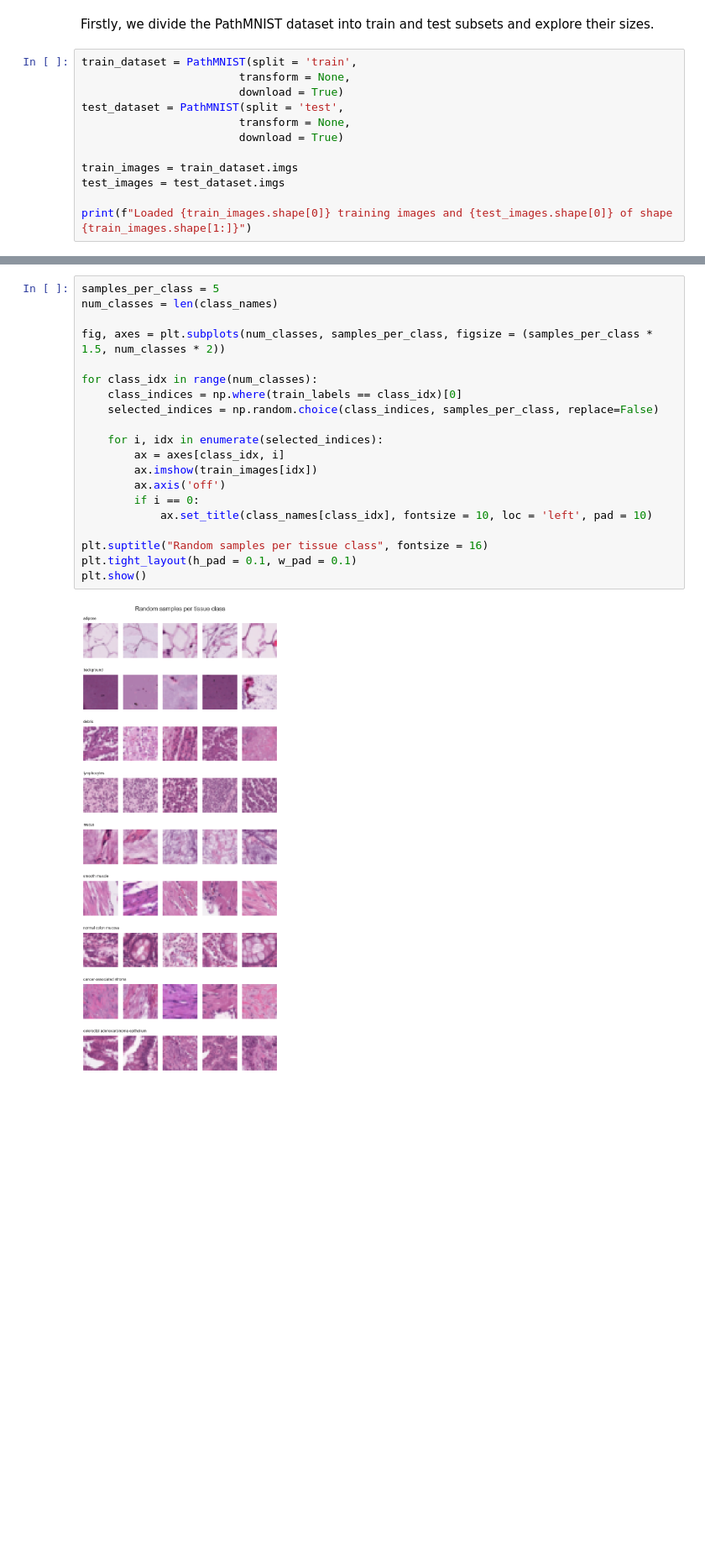
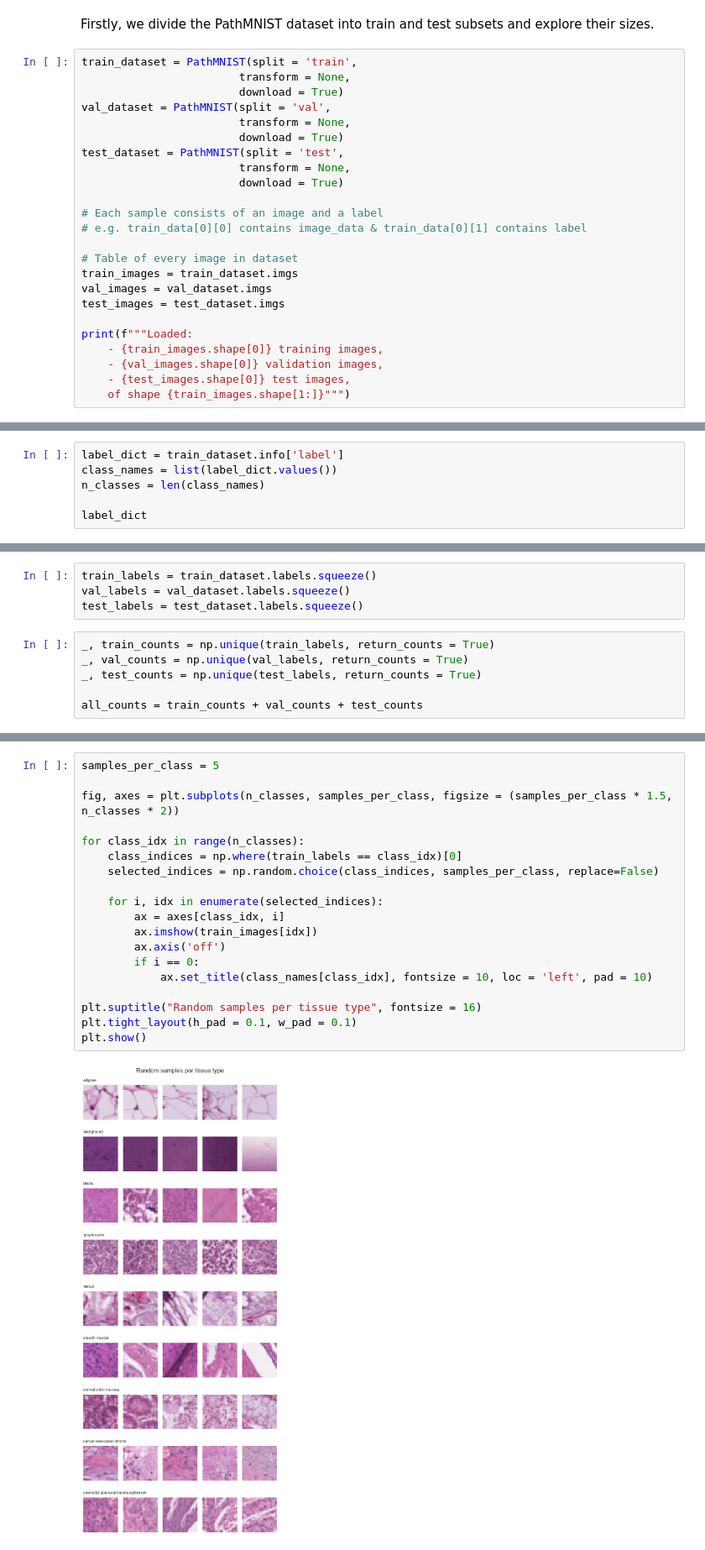
Before and after one commit to ahryncyszyn/ColorectalCancerClassification, a Jupyter notebook: data_exploration.ipynb, the cells around one changed output, grey strips where cells are left out. Shown at 84% size. Cells and saved outputs as stored; diff of their text form; blank space fills up the shorter version.

```diff
--- a/data_exploration.ipynb
+++ b/data_exploration.ipynb
@@ -11,14 +15,26 @@ sns.set_theme(style = "whitegrid")
 Firstly, we divide the PathMNIST dataset into train and test subsets and explore their sizes.
 # %%
 train_dataset = PathMNIST(split = 'train',
+                        transform = None,
+                        download = True)
+val_dataset = PathMNIST(split = 'val',
                         transform = None,
                         download = True)
 test_dataset = PathMNIST(split = 'test',
                         transform = None,
                         download = True)
 
+# Each sample consists of an image and a label
+# e.g. train_data[0][0] contains image_data & train_data[0][1] contains label
+
+# Table of every image in dataset
 train_images = train_dataset.imgs
+val_images = val_dataset.imgs
 test_images = test_dataset.imgs
 
-print(f"Loaded {train_images.shape[0]} training images and {test_images.shape[0]} of shape {train_images.shape[1:]}")
+print(f"""Loaded:
+    - {train_images.shape[0]} training images,
+    - {val_images.shape[0]} validation images,
+    - {test_images.shape[0]} test images,
+    of shape {train_images.shape[1:]}""")
 # %% [output]
@@ -25,0 +71,6 @@ Loaded 89996 training images and 7180 of shape (28, 28, 3)
+# %%
+label_dict = train_dataset.info['label']
+class_names = list(label_dict.values())
+n_classes = len(class_names)
+
+label_dict
@@ -28 +90,11 @@ Then, we explore possible labels in our data and their frequency.
+# %%
+train_labels = train_dataset.labels.squeeze()
+val_labels = val_dataset.labels.squeeze()
+test_labels = test_dataset.labels.squeeze()
+# %%
+_, train_counts = np.unique(train_labels, return_counts = True)
+_, val_counts = np.unique(val_labels, return_counts = True)
+_, test_counts = np.unique(test_labels, return_counts = True)
+
+all_counts = train_counts + val_counts + test_counts
 # %%
@@ -53,22 +172,21 @@ Possible data classes in both test and train are: ['adipose', 'background', 'deb
 # %%
 samples_per_class = 5
-num_classes = len(class_names)
 
-fig, axes = plt.subplots(num_classes, samples_per_class, figsize = (samples_per_class * 1.5, num_classes * 2))
+fig, axes = plt.subplots(n_classes, samples_per_class, figsize = (samples_per_class * 1.5, n_classes * 2))
 
-for class_idx in range(num_classes):
+for class_idx in range(n_classes):
     class_indices = np.where(train_labels == class_idx)[0]
     selected_indices = np.random.choice(class_indices, samples_per_class, replace=False)
 
     for i, idx in enumerate(selected_indices):
         ax = axes[class_idx, i]
         ax.imshow(train_images[idx])
         ax.axis('off')
         if i == 0:
             ax.set_title(class_names[class_idx], fontsize = 10, loc = 'left', pad = 10)
 
-plt.suptitle("Random samples per tissue class", fontsize = 16)
+plt.suptitle("Random samples per tissue type", fontsize = 16)
 plt.tight_layout(h_pad = 0.1, w_pad = 0.1)
 plt.show()
 # %% [output]
-[figure, old version]
+[figure, new version]
```
Also changed, not shown: parts of 22 cells of this notebook.
